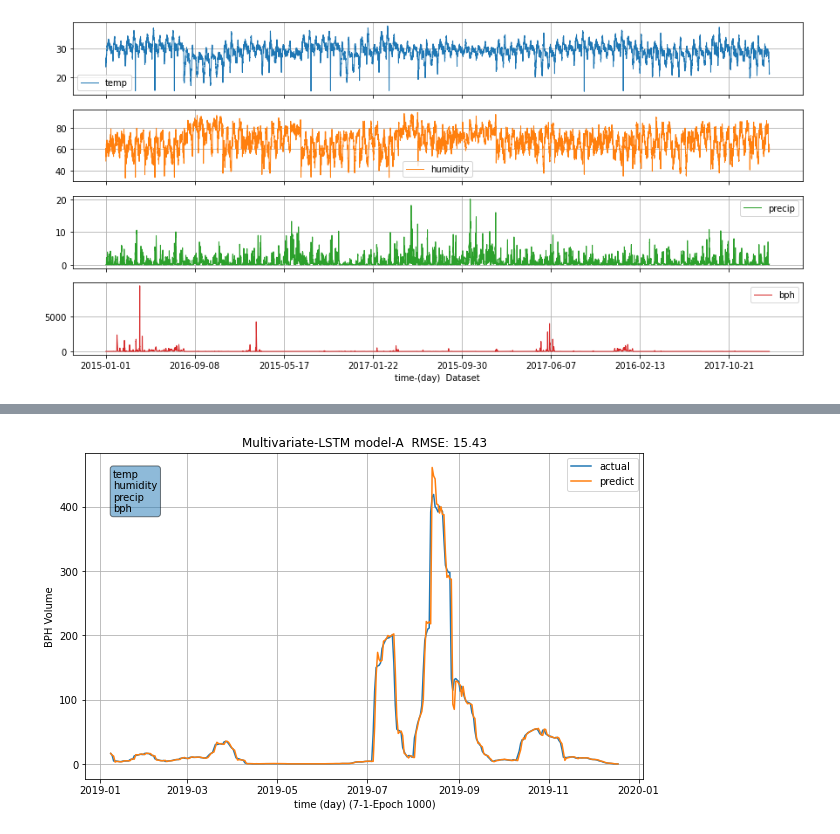
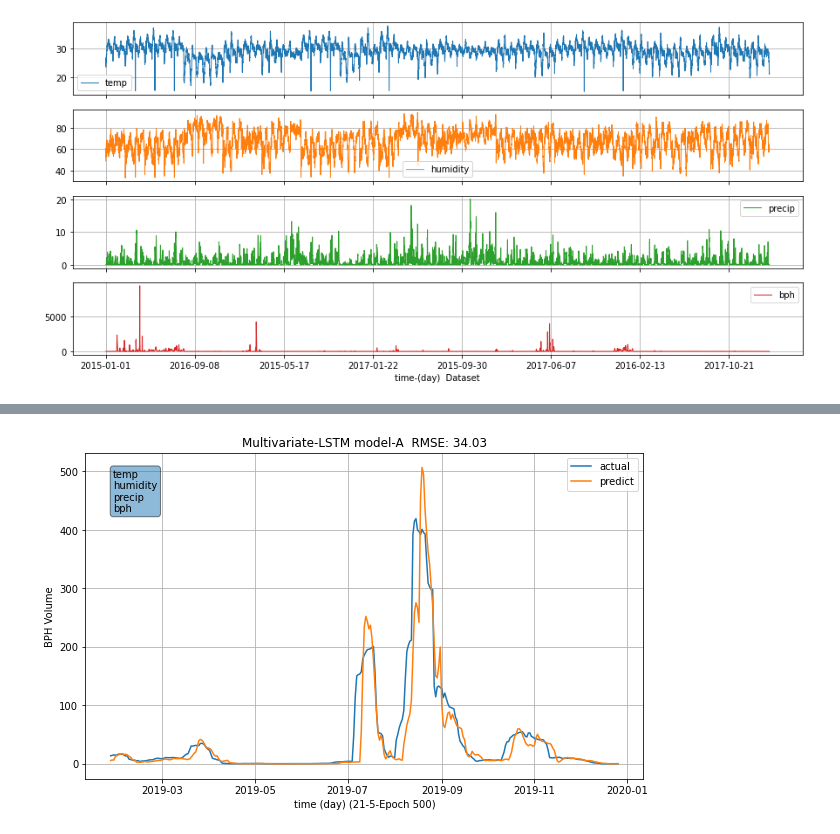
Before and after one commit to D6200763-SUT/SUT_Rice_Project_2021, a Jupyter notebook: Result-1_Multivariate_LSTM_model_Time-series Model-A.ipynb, the cells around one changed output, grey strips where cells are left out. Cells and saved outputs as stored; diff of their text form; code cells hidden in the pictures.

```diff
--- a/Result-1_Multivariate_LSTM_model_Time-series Model-A.ipynb
+++ b/Result-1_Multivariate_LSTM_model_Time-series Model-A.ipynb
@@ -370,8 +370,8 @@ from sklearn.preprocessing import LabelEncoder
 #   21      5
 #   21      7
 
-n_day = 7
-n_out = 1
+n_day = 21
+n_out = 5
 
 #train data
 # ensure all data is float
@@ -451,7 +451,7 @@ model.compile(Optimizer, loss='mae', metrics=['accuracy'])
 # model.summary()
 
 # fit network
-Epochs = 1000
+Epochs = 500
 batch_size = 128
 history = model.fit(train_X, train_y,
                     epochs=Epochs,
@@ -467,11 +467,16 @@ def plot_loss(history):
     plt.figure(figsize=(10,7))
     plt.plot(history.history['loss'], label='train')
     # plt.plot(history.history['val_loss'], label='val')
-    plt.xlabel('Epoch')
+    plt.xlabel('Epoch  '+'loss = %f'%history.history['loss'][-1])
     plt.ylabel('Error')
     plt.legend()
     plt.grid(True)
 #     plt.show()
 
 plot_loss(history)
+
+# V ='6V'
+# Export_folder_name = "/home/np13-sut-pc/Documents/ผลการทดลอง 6V/"
+# plot_name = 'output model A '+str(n_day)+'-'+str(n_out)+'-'+str(Epochs)+'-'+V+'-T'+'.png'
+# plt.savefig(Export_folder_name + plot_name)
 # %% [output]
@@ -546,8 +551,11 @@ inv_y = concatenate((test_X_reshape[:, :(n_features-1)], test_y_reshape), axis=1
 inv_y = scaler.inverse_transform(inv_y)
 inv_y = inv_y[:,-1]
 
-d_range = 345
-pre_start = 0 #0  200
+d_range = 335
+pre_start = 0
+# d_range = 60 #345
+# pre_start = 200 #0  200
+
 pre_stop = pre_start+d_range
 d_start = n_day+n_out-1+pre_start
 d_stop = n_day+n_out-1+pre_start+d_range
@@ -563,7 +571,8 @@ print('RMSE: %.3f' % rmse)
 strings = list(frames_test.columns)
 textstr = '\n'.join(strings[:12])
 
-fig, ax = plt.subplots()
+from matplotlib import pyplot as plt1
+fig, ax = plt1.subplots()
 fig.set_figheight(6)
 fig.set_figwidth(10)
 # ax.plot(date_time_predict[n_day+n_out-1:],inv_y[:],label='actual')
@@ -584,5 +593,60 @@ props = dict(boxstyle='round', alpha=0.5)
 # place a text box in upper left in axes coords
 ax.text(0.05, 0.95, textstr, transform=ax.transAxes, fontsize=10,
         verticalalignment='top', bbox=props)
-plt.show()
+plt1.show()
+
+# V ='6V'
+# Export_folder_name = "/home/np13-sut-pc/Documents/ผลการทดลอง 6V/"
+# plot_name = 'output model A '+str(n_day)+'-'+str(n_out)+'-'+str(Epochs)+'-'+V+'-Z'+'.png'
+# plt1.savefig(Export_folder_name + plot_name)
+
+######################################################################################################################
+
+# d_range = 345
+# pre_start = 0
+d_range = 60 #345
+pre_start = 200 #0  200
+
+pre_stop = pre_start+d_range
+d_start = n_day+n_out-1+pre_start
+d_stop = n_day+n_out-1+pre_start+d_range
+
+
+# calculate RMSE
+m = tf.keras.metrics.RootMeanSquaredError()
+m.update_state(inv_y[pre_start:pre_stop], inv_yhat[pre_start:pre_stop])
+rmse = m.result().numpy()
+print('RMSE: %.3f' % rmse)
+
+
+strings = list(frames_test.columns)
+textstr = '\n'.join(strings[:12])
+from matplotlib import pyplot as plt2
+fig, ax = plt2.subplots()
+fig.set_figheight(6)
+fig.set_figwidth(10)
+# ax.plot(date_time_predict[n_day+n_out-1:],inv_y[:],label='actual')
+# ax.plot(date_time_predict[n_day+n_out-1:],inv_yhat[:],label='predict')
+
+ax.plot(date_time_predict[d_start:d_stop],inv_y[pre_start:pre_stop],label='actual')
+ax.plot(date_time_predict[d_start:d_stop],inv_yhat[pre_start:pre_stop],label='predict')
+
+ax.legend(loc='upper right')
+ax.set_title('Multivariate-LSTM model-A' +'  RMSE: %.2f' % rmse)
+ax.set_xlabel('time (day) '+'(%d-'%n_day+'%d-'%n_out+'Epoch %d)'%Epochs)
+ax.set_ylabel('BPH Volume')
+ax.grid(True)
+
+# these are matplotlib.patch.Patch properties
+props = dict(boxstyle='round', alpha=0.5)
+
+# place a text box in upper left in axes coords
+ax.text(0.05, 0.95, textstr, transform=ax.transAxes, fontsize=10,
+        verticalalignment='top', bbox=props)
+plt2.show()
+
+# V ='6V'
+# Export_folder_name = "/home/np13-sut-pc/Documents/ผลการทดลอง 6V/"
+# plot_name = 'output model A '+str(n_day)+'-'+str(n_out)+'-'+str(Epochs)+'-'+V+'.png'
+# plt2.savefig(Export_folder_name + plot_name)
 # %% [output]
@@ -592 +656 @@ RMSE: 15.433
-[figure, old version]
+[figure, new version]
```
Also changed, not shown: parts of 3 cells of this notebook.
